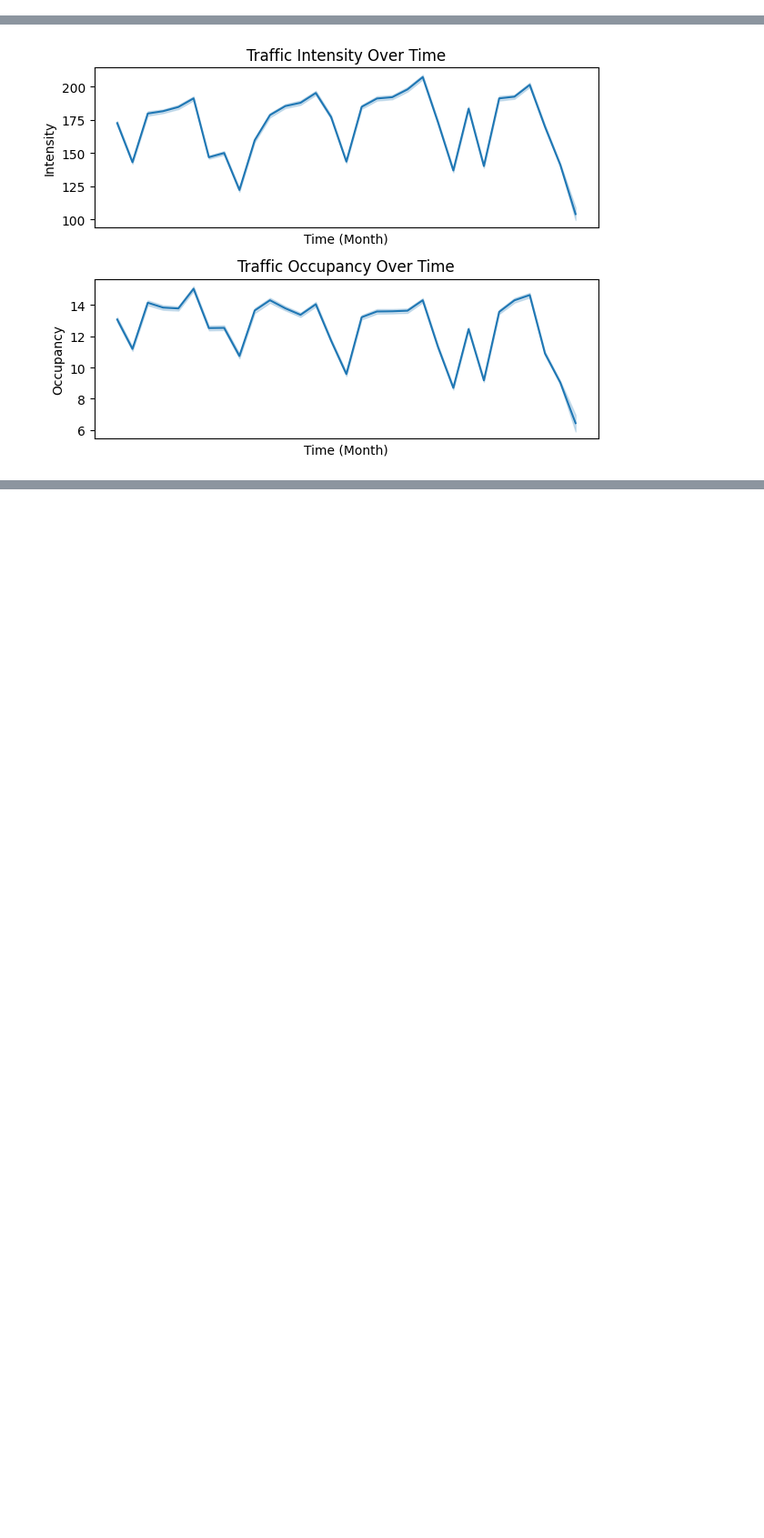
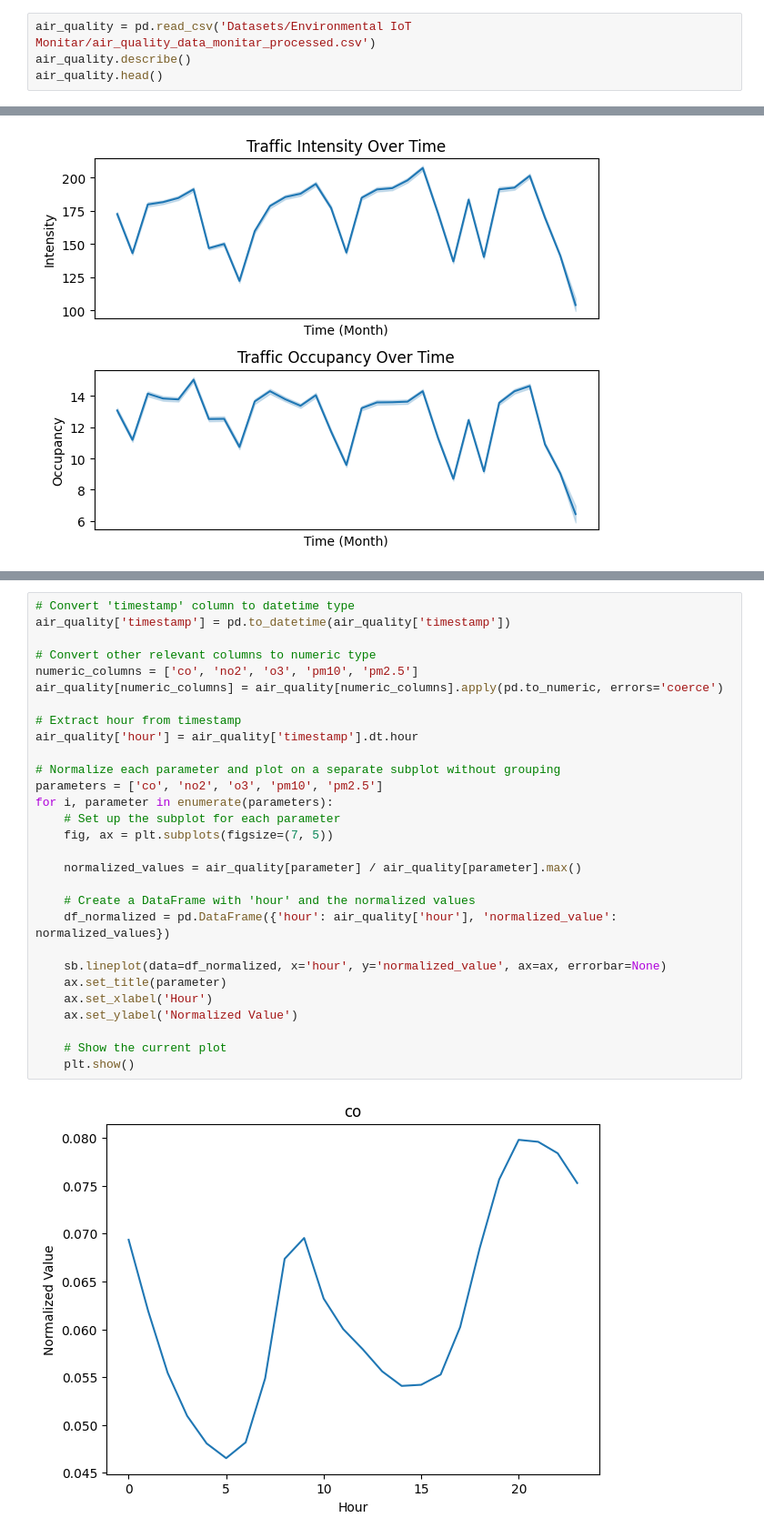
Before and after one commit to eduardo-mdc/Hackacity2023, a Jupyter notebook: notebook.ipynb, the cells around one changed output, grey strips where cells are left out. Shown at 91% size. Saved outputs shown, nothing was run; the diff lists cells and outputs as text; blank space fills up the shorter version.

```diff
--- a/notebook.ipynb
+++ b/notebook.ipynb
@@ -138,0 +186,4 @@ combined_data.describe()
+# %%
+air_quality = pd.read_csv('Datasets/Environmental IoT Monitar/air_quality_data_monitar_processed.csv')
+air_quality.describe()
+air_quality.head()
@@ -174,0 +286,31 @@ plt.show()
+# %%
+# Convert 'timestamp' column to datetime type
+air_quality['timestamp'] = pd.to_datetime(air_quality['timestamp'])
+
+# Convert other relevant columns to numeric type
+numeric_columns = ['co', 'no2', 'o3', 'pm10', 'pm2.5']
+air_quality[numeric_columns] = air_quality[numeric_columns].apply(pd.to_numeric, errors='coerce')
+
+# Extract hour from timestamp
+air_quality['hour'] = air_quality['timestamp'].dt.hour
+
+# Normalize each parameter and plot on a separate subplot without grouping
+parameters = ['co', 'no2', 'o3', 'pm10', 'pm2.5']
+for i, parameter in enumerate(parameters):
+    # Set up the subplot for each parameter
+    fig, ax = plt.subplots(figsize=(7, 5))
+
+    normalized_values = air_quality[parameter] / air_quality[parameter].max()
+
+    # Create a DataFrame with 'hour' and the normalized values
+    df_normalized = pd.DataFrame({'hour': air_quality['hour'], 'normalized_value': normalized_values})
+
+    sb.lineplot(data=df_normalized, x='hour', y='normalized_value', ax=ax, errorbar=None)
+    ax.set_title(parameter)
+    ax.set_xlabel('Hour')
+    ax.set_ylabel('Normalized Value')
+
+    # Show the current plot
+    plt.show()
+# %% [output]
+[figure, added]
```
Also changed, not shown: parts of 28 cells of this notebook, 2 other files.
